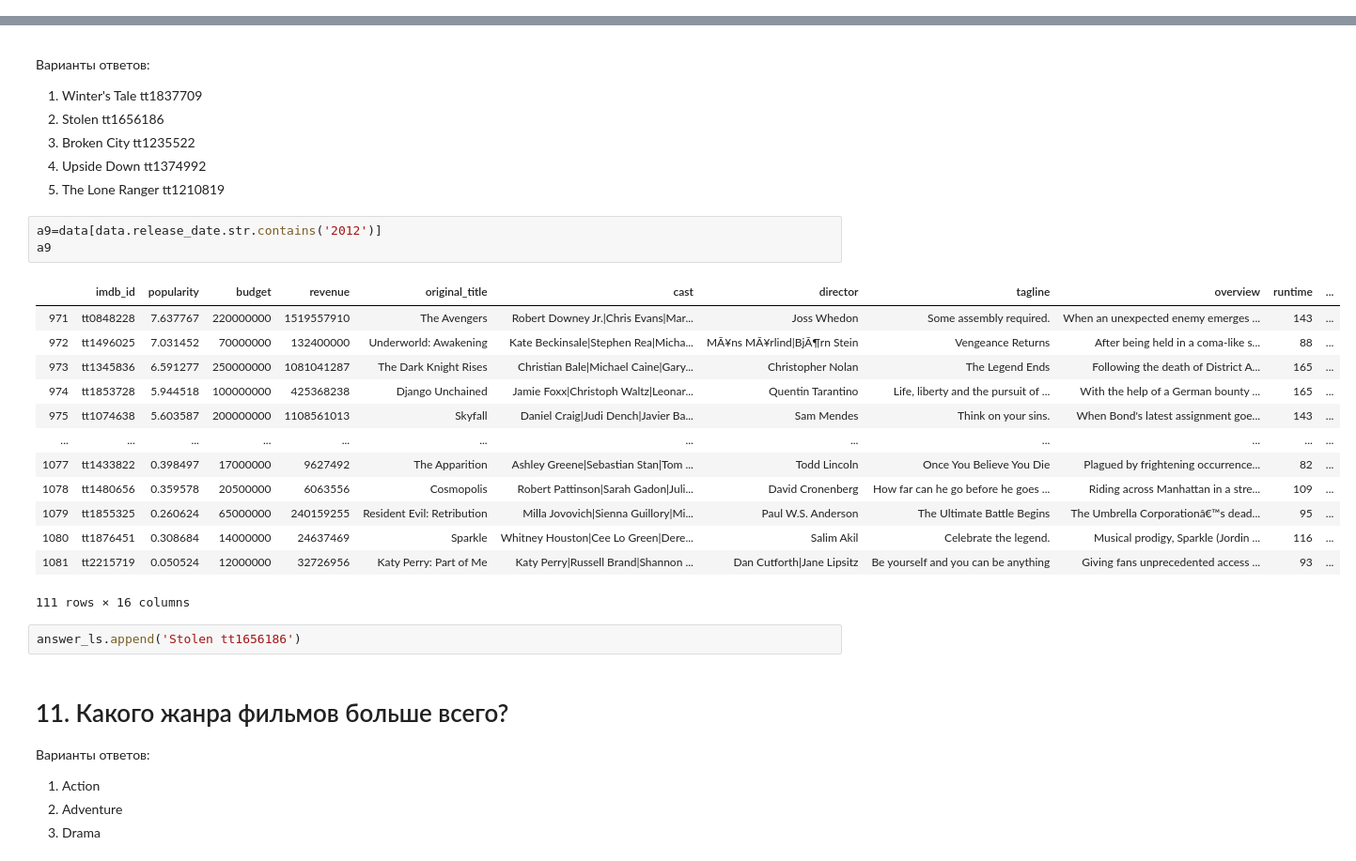
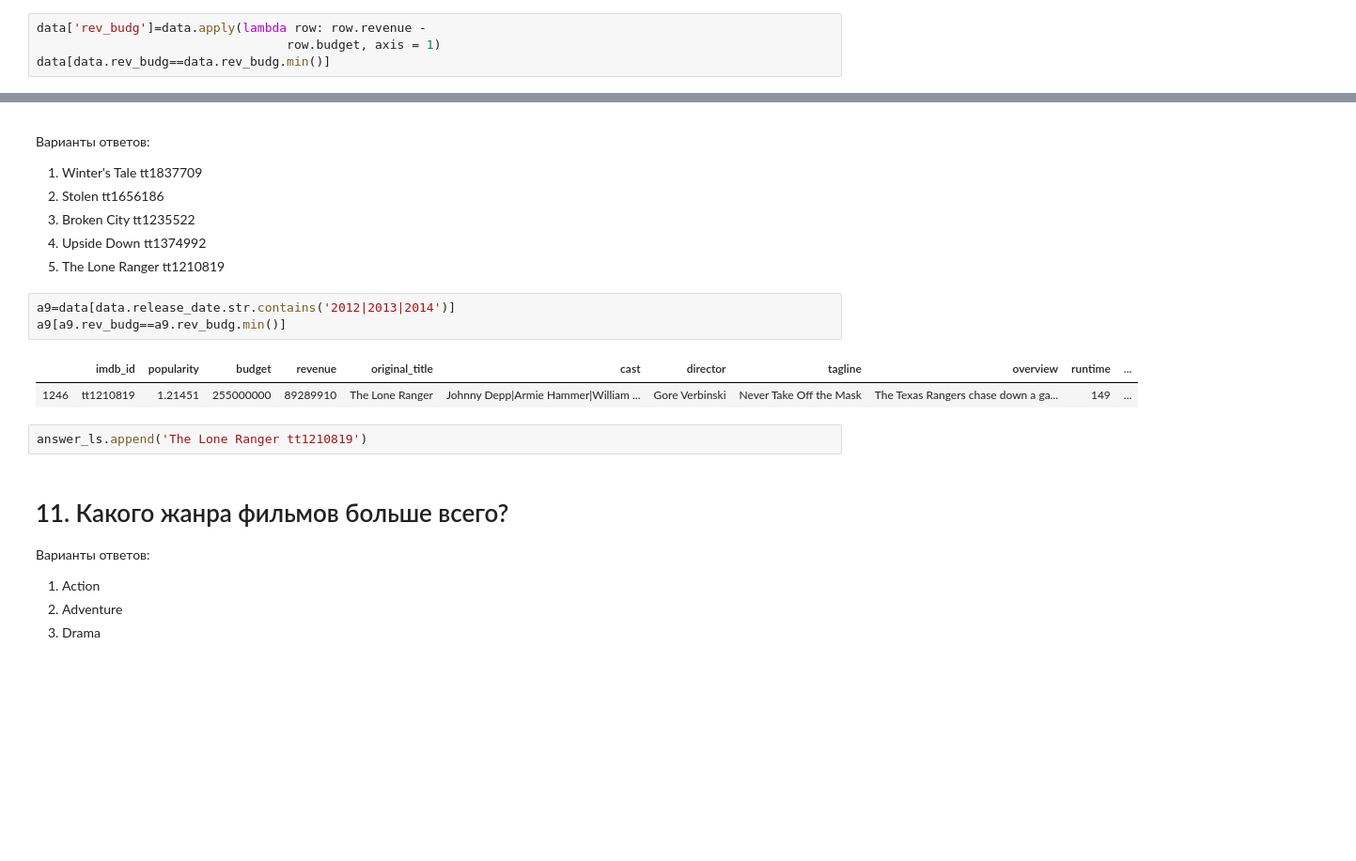
Before and after one commit to geshem14/skillfactory_rds, a Jupyter notebook: module_01/[SF-DST] Movies IMBD v3.0.ipynb, the cells around one changed output, grey strips where cells are left out. Shown: that part at 94% size. Saved outputs shown, nothing was run; the diff lists cells and outputs as text; blank space fills up the shorter version.

```diff
--- a/module_01/[SF-DST] Movies IMBD v3.0.ipynb
+++ b/module_01/[SF-DST] Movies IMBD v3.0.ipynb
@@ -171,0 +168,4 @@ answer_ls.append('The Adventures of Pluto Nash tt0180052')
+# %%
+data['rev_budg']=data.apply(lambda row: row.revenue -
+                                  row.budget, axis = 1)
+data[data.rev_budg==data.rev_budg.min()]
@@ -236,24 +230,13 @@ answer_ls.append('The Dark Knight tt0468569')
 4. Upside Down	tt1374992
 5. The Lone Ranger	tt1210819
 # %%
-a9=data[data.release_date.str.contains('2012')]
-a9
+a9=data[data.release_date.str.contains('2012|2013|2014')]
+a9[a9.rev_budg==a9.rev_budg.min()]
 # %% [output]
 |  | imdb_id | popularity | budget | revenue | original_title | cast | director | tagline | overview | runtime | ... |
-| 971 | tt0848228 | 7.637767 | 220000000 | 1519557910 | The Avengers | Robert Downey Jr.|Chris Evans|Mar... | Joss Whedon | Some assembly required. | When an unexpected enemy emerges ... | 143 | ... |
-| 972 | tt1496025 | 7.031452 | 70000000 | 132400000 | Underworld: Awakening | Kate Beckinsale|Stephen Rea|Micha... | MÃ¥ns MÃ¥rlind|BjÃ¶rn Stein | Vengeance Returns | After being held in a coma-like s... | 88 | ... |
-| 973 | tt1345836 | 6.591277 | 250000000 | 1081041287 | The Dark Knight Rises | Christian Bale|Michael Caine|Gary... | Christopher Nolan | The Legend Ends | Following the death of District A... | 165 | ... |
-| 974 | tt1853728 | 5.944518 | 100000000 | 425368238 | Django Unchained | Jamie Foxx|Christoph Waltz|Leonar... | Quentin Tarantino | Life, liberty and the pursuit of ... | With the help of a German bounty ... | 165 | ... |
-| 975 | tt1074638 | 5.603587 | 200000000 | 1108561013 | Skyfall | Daniel Craig|Judi Dench|Javier Ba... | Sam Mendes | Think on your sins. | When Bond's latest assignment goe... | 143 | ... |
-| ... | ... | ... | ... | ... | ... | ... | ... | ... | ... | ... | ... |
-| 1077 | tt1433822 | 0.398497 | 17000000 | 9627492 | The Apparition | Ashley Greene|Sebastian Stan|Tom ... | Todd Lincoln | Once You Believe You Die | Plagued by frightening occurrence... | 82 | ... |
-| 1078 | tt1480656 | 0.359578 | 20500000 | 6063556 | Cosmopolis | Robert Pattinson|Sarah Gadon|Juli... | David Cronenberg | How far can he go before he goes ... | Riding across Manhattan in a stre... | 109 | ... |
-| 1079 | tt1855325 | 0.260624 | 65000000 | 240159255 | Resident Evil: Retribution | Milla Jovovich|Sienna Guillory|Mi... | Paul W.S. Anderson | The Ultimate Battle Begins | The Umbrella Corporationâ€™s dead... | 95 | ... |
-| 1080 | tt1876451 | 0.308684 | 14000000 | 24637469 | Sparkle | Whitney Houston|Cee Lo Green|Dere... | Salim Akil | Celebrate the legend. | Musical prodigy, Sparkle (Jordin ... | 116 | ... |
-| 1081 | tt2215719 | 0.050524 | 12000000 | 32726956 | Katy Perry: Part of Me | Katy Perry|Russell Brand|Shannon ... | Dan Cutforth|Jane Lipsitz | Be yourself and you can be anything | Giving fans unprecedented access ... | 93 | ... |
+| 1246 | tt1210819 | 1.21451 | 255000000 | 89289910 | The Lone Ranger | Johnny Depp|Armie Hammer|William ... | Gore Verbinski | Never Take Off the Mask | The Texas Rangers chase down a ga... | 149 | ... |
-111 rows × 16 columns
-# %%
-answer_ls.append('Stolen tt1656186')
+# %%
+answer_ls.append('The Lone Ranger tt1210819')
 # %% [markdown]
 # 11. Какого жанра фильмов больше всего?
 Варианты ответов:
```
Also changed, not shown: parts of 73 cells of this notebook.
